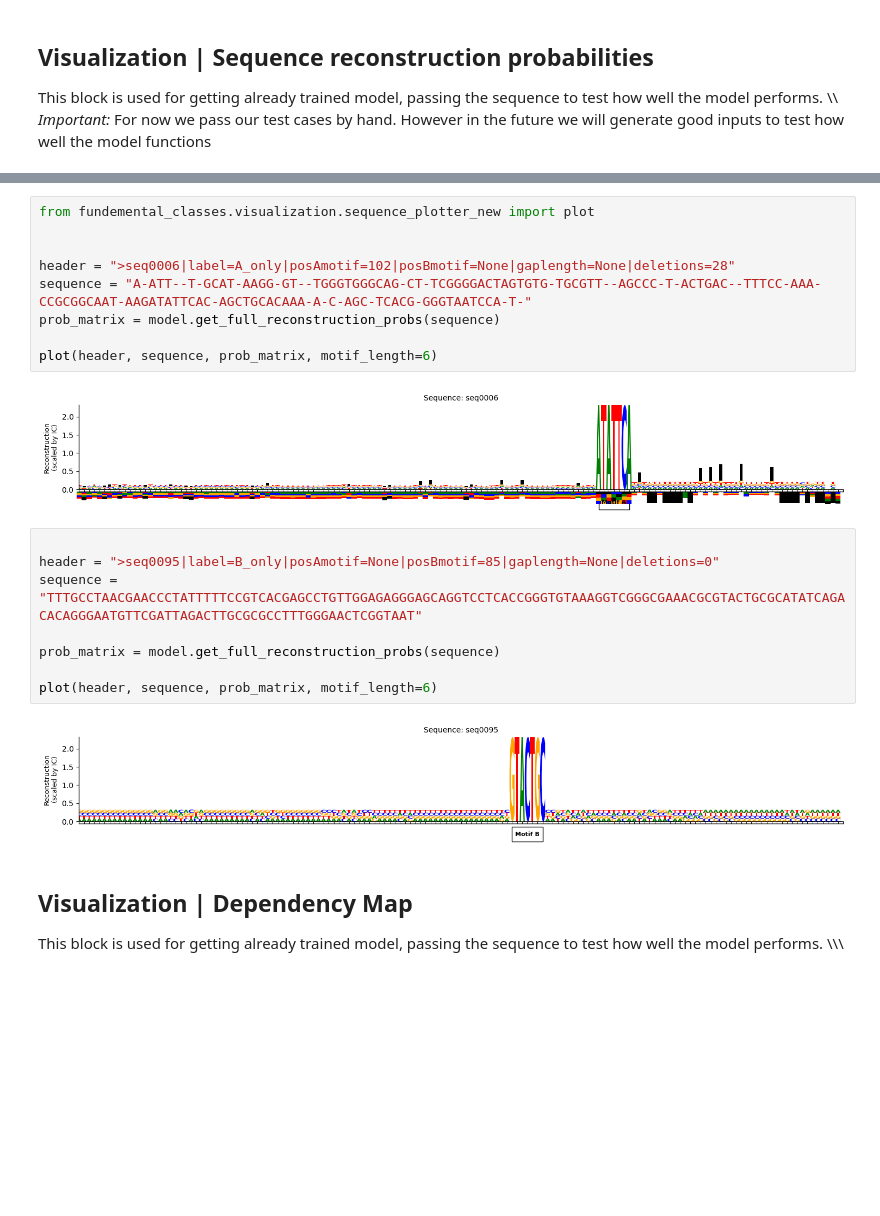
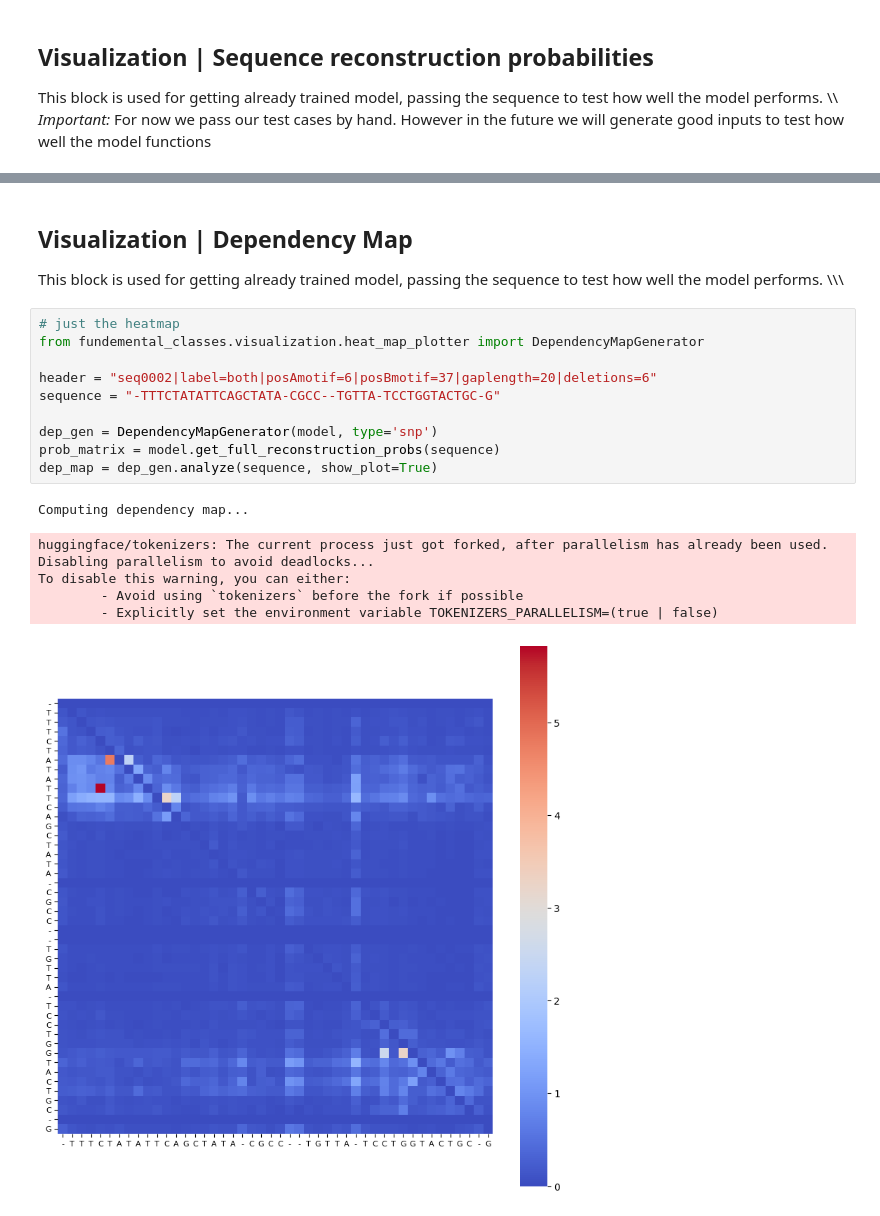
Before and after one commit to giokepa/Sysgen-GLM-for-Indels, a Jupyter notebook: visualize_data.ipynb, the cells around one changed output, grey strips where cells are left out. Cells and saved outputs as stored; diff of their text form; blank space fills up the shorter version.

```diff
--- a/visualize_data.ipynb
+++ b/visualize_data.ipynb
@@ -111,28 +115,24 @@ plot(header, sequence, prob_matrix, motif_length=6)
-# %%
-from fundemental_classes.visualization.sequence_plotter_new import plot
-
-
-header = ">seq0006|label=A_only|posAmotif=102|posBmotif=None|gaplength=None|deletions=28"
-sequence = "A-ATT--T-GCAT-AAGG-GT--TGGGTGGGCAG-CT-TCGGGGACTAGTGTG-TGCGTT--AGCCC-T-ACTGAC--TTTCC-AAA-CCGCGGCAAT-AAGATATTCAC-AGCTGCACAAA-A-C-AGC-TCACG-GGGTAATCCA-T-"
-prob_matrix = model.get_full_reconstruction_probs(sequence)
-
-plot(header, sequence, prob_matrix, motif_length=6)
-# %% [output]
-[figure, removed]
-# %%
-
-header = ">seq0095|label=B_only|posAmotif=None|posBmotif=85|gaplength=None|deletions=0"
-sequence = "TTTGCCTAACGAACCCTATTTTTCCGTCACGAGCCTGTTGGAGAGGGAGCAGGTCCTCACCGGGTGTAAAGGTCGGGCGAAACGCGTACTGCGCATATCAGACACAGGGAATGTTCGATTAGACTTGCGCGCCTTTGGGAACTCGGTAAT"
-
-prob_matrix = model.get_full_reconstruction_probs(sequence)
-
-plot(header, sequence, prob_matrix, motif_length=6)
-# %% [output]
-[figure, removed]
 # %% [markdown]
 ## Visualization | Dependency Map
 This block is used for getting already trained model, passing the sequence to test how well the model performs.
 \\\\\
+# %%
+# just the heatmap
+from fundemental_classes.visualization.heat_map_plotter import DependencyMapGenerator
+
+header = "seq0002|label=both|posAmotif=6|posBmotif=37|gaplength=20|deletions=6"
+sequence = "-TTTCTATATTCAGCTATA-CGCC--TGTTA-TCCTGGTACTGC-G"
+
+dep_gen = DependencyMapGenerator(model, type='snp')
+prob_matrix = model.get_full_reconstruction_probs(sequence)
+dep_map = dep_gen.analyze(sequence, show_plot=True)
+# %% [output]
+Computing dependency map...
+huggingface/tokenizers: The current process just got forked, after parallelism has already been used. Disabling parallelism to avoid deadlocks...
+To disable this warning, you can either:
+        - Avoid using `tokenizers` before the fork if possible
+        - Explicitly set the environment variable TOKENIZERS_PARALLELISM=(true | false)
+[figure, added]
 # %%
 
 from fundemental_classes.visualization.heat_map_plotter import DependencyMapGenerator
```
Also changed, not shown: parts of 6 cells of this notebook, 7 other files.
